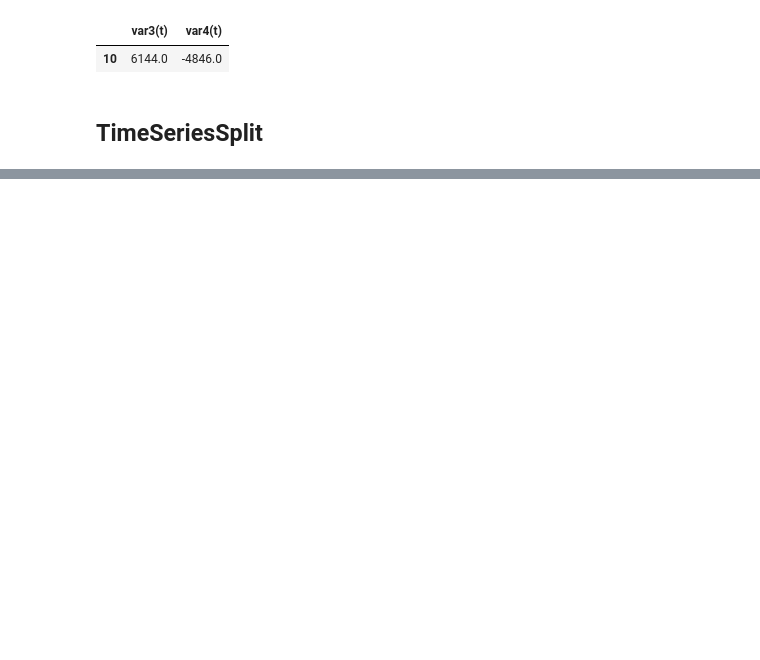
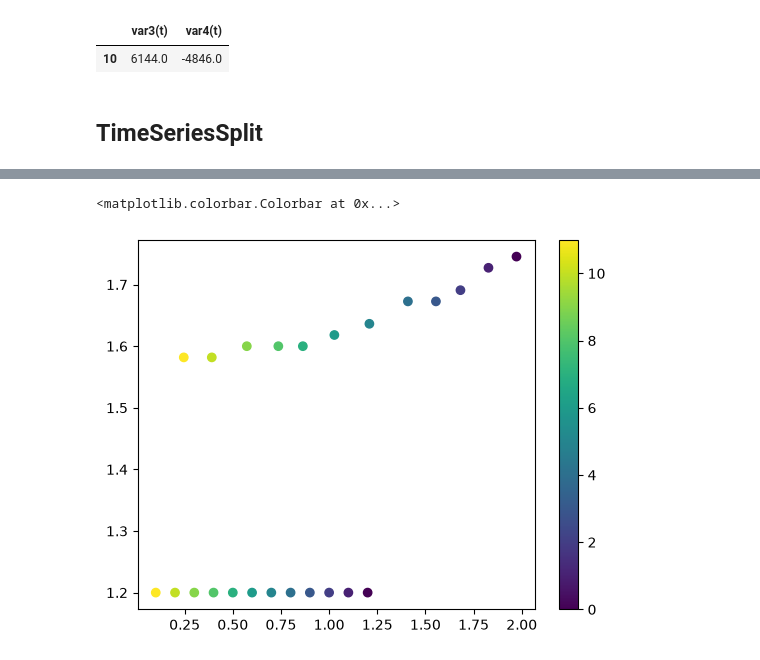
Before and after one commit to Abigail-Yates/DeltabotProject, a Jupyter notebook: TensorFlow/Trials/all_data_MLP_Window_10.ipynb, the cells around one changed output, grey strips where cells are left out. Drawn from its saved outputs; the diff is of its cells as text; code cells hidden in the pictures; blank space fills up the shorter version.

```diff
--- a/TensorFlow/Trials/all_data_MLP_Window_10.ipynb
+++ b/TensorFlow/Trials/all_data_MLP_Window_10.ipynb
@@ -230,0 +267,8 @@ ValueError: X has 2 features, but StandardScaler is expecting 52 features as inp
+# %%
+mesh0045_27Oct = pd.read_csv("processed_data/27Oct_0045_mesh.csv").head(window_size+2) #get basic snake scan x and y values
+plt.scatter(mesh0045_27Oct["x"], mesh0045_27Oct["y"], c=mesh0045_27Oct["point"])
+plt.scatter(mesh0045_27Oct["cx_mm"], mesh0045_27Oct["cy_mm"], c=mesh0045_27Oct["point"])
+plt.colorbar()
+# %% [output]
+<matplotlib.colorbar.Colorbar at 0x...>
+[figure, added]
```
Also changed, not shown: parts of 9 cells of this notebook.
